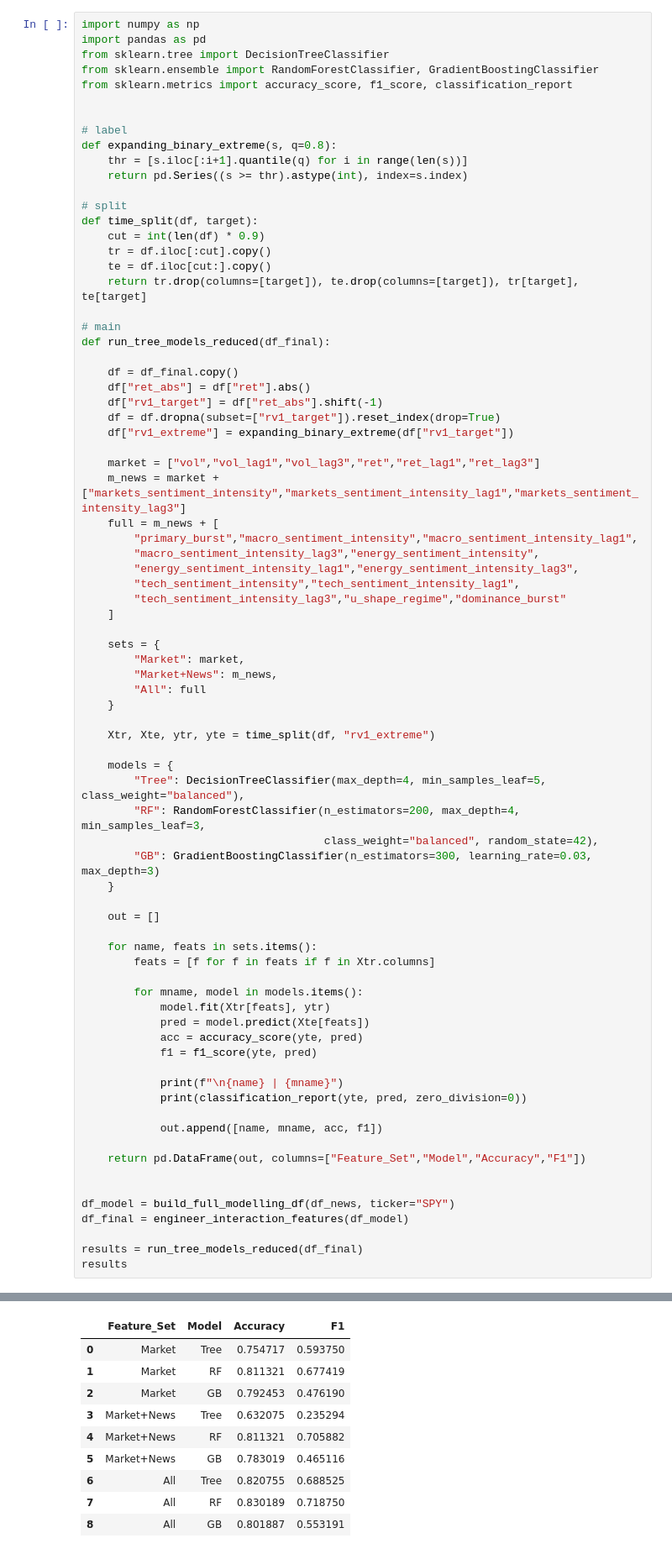
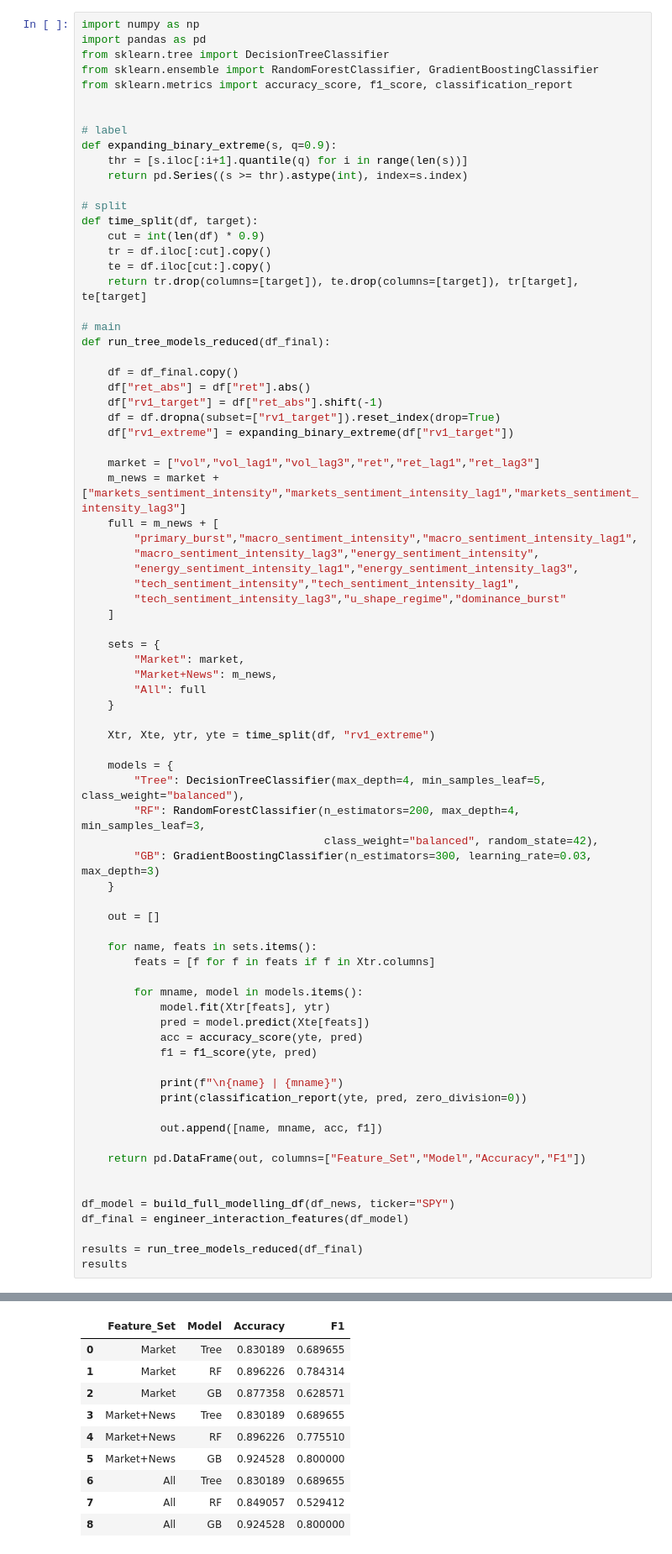
Before and after one commit to daviddmvnm/News-Volatility-prediction, a Jupyter notebook: modelling/modelling.ipynb, the cells around one changed output, grey strips where cells are left out. Shown at 84% size. Cells and saved outputs as stored; diff of their text form.

```diff
--- a/modelling/modelling.ipynb
+++ b/modelling/modelling.ipynb
@@ -935,7 +933,7 @@ from sklearn.metrics import accuracy_score, f1_score, classification_report
 
 
 # label
-def expanding_binary_extreme(s, q=0.8):
+def expanding_binary_extreme(s, q=0.9):
     thr = [s.iloc[:i+1].quantile(q) for i in range(len(s))]
     return pd.Series((s >= thr).astype(int), index=s.index)
 
@@ -1026,13 +1024,13 @@ weighted avg       0.80      0.80      0.78       106
 |  | Feature_Set | Model | Accuracy | F1 |
-| 0 | Market | Tree | 0.754717 | 0.593750 |
-| 1 | Market | RF | 0.811321 | 0.677419 |
-| 2 | Market | GB | 0.792453 | 0.476190 |
-| 3 | Market+News | Tree | 0.632075 | 0.235294 |
-| 4 | Market+News | RF | 0.811321 | 0.705882 |
-| 5 | Market+News | GB | 0.783019 | 0.465116 |
-| 6 | All | Tree | 0.820755 | 0.688525 |
-| 7 | All | RF | 0.830189 | 0.718750 |
-| 8 | All | GB | 0.801887 | 0.553191 |
+| 0 | Market | Tree | 0.830189 | 0.689655 |
+| 1 | Market | RF | 0.896226 | 0.784314 |
+| 2 | Market | GB | 0.877358 | 0.628571 |
+| 3 | Market+News | Tree | 0.830189 | 0.689655 |
+| 4 | Market+News | RF | 0.896226 | 0.775510 |
+| 5 | Market+News | GB | 0.924528 | 0.800000 |
+| 6 | All | Tree | 0.830189 | 0.689655 |
+| 7 | All | RF | 0.849057 | 0.529412 |
+| 8 | All | GB | 0.924528 | 0.800000 |
 # %% [markdown]
 ### Hybrid Modelling Rationale
 
```
Also changed, not shown: parts of 11 cells of this notebook, 1 other file.
